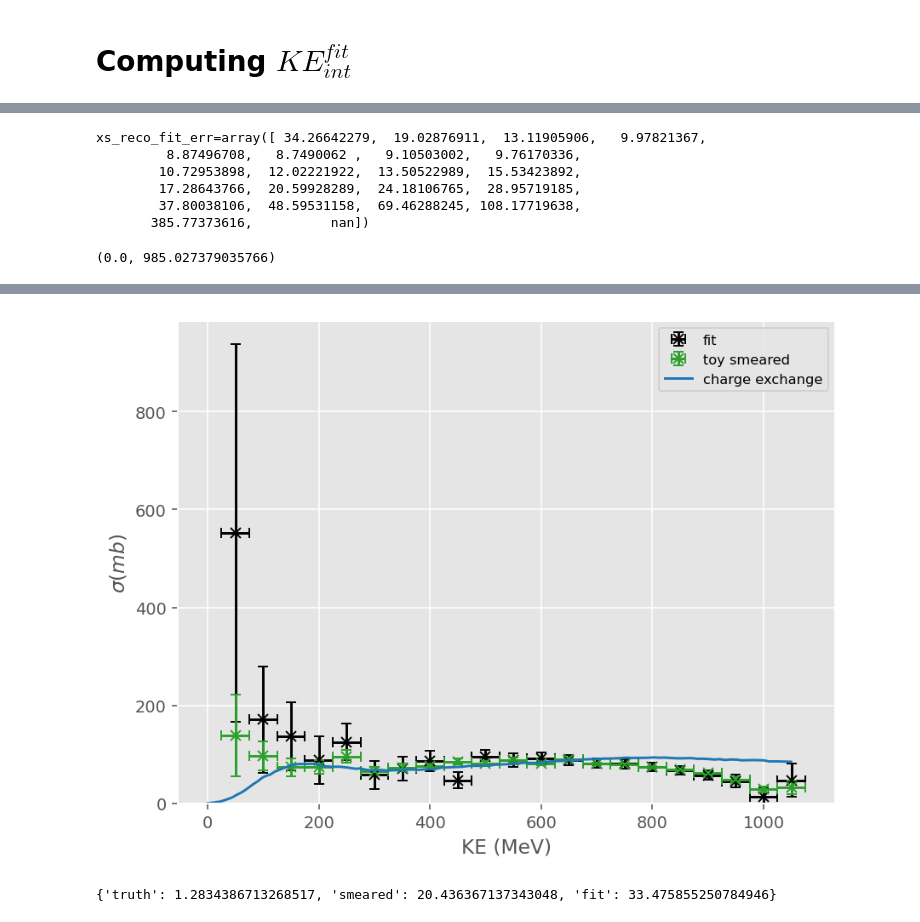
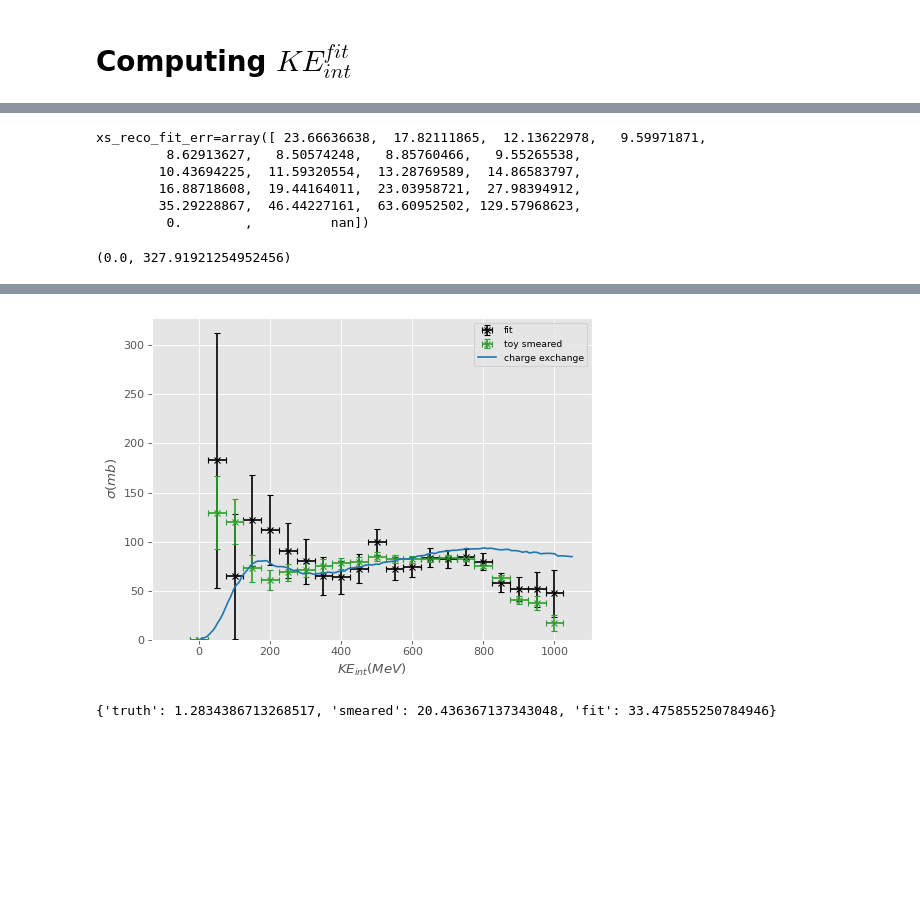
Before and after one commit to dlindebaum/pion-argon-xs-analysis, a Jupyter notebook: analysis/notebooks/cex_region_fit.ipynb, the cells around one changed output, grey strips where cells are left out. Drawn from its saved outputs; the diff is of its cells as text; code cells hidden in the pictures; blank space fills up the shorter version.

```diff
--- a/analysis/notebooks/cex_region_fit.ipynb
+++ b/analysis/notebooks/cex_region_fit.ipynb
@@ -758,0 +768,4 @@ book.close()
+# %%
+results = {}
+for i in xs_sim.exclusive_processes:
+    results[i] = FitSimulationCurve(20, i, lognormal_gaussian_exp)
@@ -764,5 +783,5 @@ def CreateModPDFDict(KE, xs) -> dict[np.array]:
     }
 
 toy_nominal = cross_section.Toy(df = cex_toy_generator.main(cex_toy_generator.ResolveConfig(CreateConfig(seed = 1))), smearing = True)
-toy_parameterised = cross_section.Toy(df = cex_toy_generator.main(cex_toy_generator.ResolveConfig(CreateConfig(seed = 1, modified_PDFs = CreateModPDFDict(xs_sim.KE * 1000, lognormal_gaussian_exp(xs_sim.KE, *results[0]) * 1000) ))), smearing = True)
+toy_parameterised = cross_section.Toy(df = cex_toy_generator.main(cex_toy_generator.ResolveConfig(CreateConfig(seed = 1, modified_PDFs = CreateModPDFDict(xs_sim.KE * 1000, lognormal_gaussian_exp(xs_sim.KE, *results["absorption"][0]) * 1000) ))), smearing = True)
 # %% [output]
@@ -979,7 +1018,7 @@ error  0.000125  0.000185  0.000139  0.000348
 postfit_pred = cross_section.cabinetry.model_utils.prediction(model, fit_results = result)
 KE_int_prediction = SliceModelPrediction(postfit_pred, slice(-1), "KE_int_postfit") # exclude the channel which is the mean track score
 
-n = cross_section.RegionFit.CreateObservedInputData(cross_section.RegionFit.CreateFitInputToy(toy_observed), energy_slice, None)
+n = cross_section.RegionFit.CreateObservedInputData(cross_section.AnalysisInput.CreateAnalysisInputToy(toy_observed), energy_slice, None)
 
 n_fit = []
 for i, (n_c, lambda_c) in enumerate(zip(n, KE_int_prediction.model_yields)):
@@ -999,7 +1038,8 @@ actual = [cross_section.EnergySlice.CountingExperiment(
 
 # n_fit_template = [KE_int_prediction.model_yields[i][i] for i in range(len(KE_int_prediction.model_yields))]
 
+energy_bins = np.sort(np.insert(energy_slice.pos, 0, energy_slice.max_pos + energy_slice.width))
 for i in Plots.MultiPlot(len(n_fit)):
-    Plots.Plot(energy_slice.pos[:-1], n_fit[i], label = "fit", color = "C0", marker = "x", newFigure = False, style = "step")
-    Plots.Plot(energy_slice.pos[:-1], actual[i][:-1], label = "actual", color = "C6", marker = "x", title = toy_observed.truth_region_labels[i], newFigure = False, style = "step")
+    Plots.Plot(energy_bins[::-1], n_fit[i], label = "fit", color = "C0", marker = "x", newFigure = False, style = "step")
+    Plots.Plot(energy_bins[::-1], actual[i], label = "actual", color = "C6", marker = "x", title = toy_observed.truth_region_labels[i], newFigure = False, style = "step")
 # %% [output]
@@ -1007,6 +1047,6 @@ for i in Plots.MultiPlot(len(n_fit)):
 # %%
 def PlotPrefitPostFit(prefit, prefit_err, postfit, postfit_err):
-    with Plots.RatioPlot(energy_slice.pos[:-1], postfit, prefit, postfit_err, prefit_err, "$KE_{int}$ (MeV)", "fit/ actual") as ratio_plot:
+    with Plots.RatioPlot(energy_bins[::-1], postfit, prefit, postfit_err, prefit_err, "$KE_{int}$ (MeV)", "fit/ actual") as ratio_plot:
         Plots.Plot(ratio_plot.x, ratio_plot.y2, yerr = ratio_plot.y2_err, color = "C0", label = "actual", style = "step", newFigure = False)
         Plots.Plot(ratio_plot.x, ratio_plot.y1, yerr = ratio_plot.y1_err, color = "C6", label = "fit", style = "step", ylabel = "Counts", newFigure = False)
 
@@ -1036,7 +1076,9 @@ KE_int_fit_err = np.sqrt(N + L_var_bkg)
 # print(f"{KE_int_fit=}")
 # print(f"{KE_int_fit_err=}")
 
-actual = {l :  toy_observed.NInteract(energy_slice, toy_observed.truth_regions[l]) for l in toy_observed.truth_region_labels}
+analysis_input = cross_section.AnalysisInput.CreateAnalysisInputToy(toy_observed)
+
+actual = {l :  analysis_input.NInteract(energy_slice, analysis_input.exclusive_process[l]) for l in toy_observed.truth_region_labels}
 actual_sig = actual[process]
 actual_bkg = sum(np.array(list(actual.values()))[process != np.array(toy_input.truth_region_labels)])
 
@@ -1060,7 +1102,7 @@ def XSToy(toy : cross_section.Toy, slice_dEdX : np.array, smeared : bool = False
 
     # n_int_inc, n_inc_inc = cross_section.EnergySlice.CountingExperiment(KE_int, KE_init, outside_tpc, toy.df.inclusive_process != "decay", energy_slice)
     # n_int_ex = cross_section.EnergySlice.CountingExperiment(KE_int, KE_init, outside_tpc, toy.truth_regions[process], energy_slice, interact_only = True)
-    xs = cross_section.EnergySlice.ModifiedCrossSection(n_interact_exclusive, n_interact_inelastic, n_incident, slice_dEdX, energy_slice.width)
+    xs = cross_section.EnergySlice.CrossSection(n_interact_exclusive[1:], n_interact_inelastic[1:], n_incident[1:], slice_dEdX[1:], energy_slice.width)
     output = {"n_interact_exclusive" : n_interact_exclusive, "n_interact_inclusive" : n_interact_inelastic, "n_incident_inclusive" : n_incident, "xs" : xs[0], "xs_err" : xs[1]}
     return output
 
@@ -1071,34 +1113,34 @@ slice_dEdX = cross_section.EnergySlice.Slice_dEdX(energy_slice, cross_section.Pa
 xs_true = XSToy(toy_observed, slice_dEdX, False)
 xs_reco = XSToy(toy_observed, slice_dEdX, True) # smeared
 
-xs_reco_fit = cross_section.EnergySlice.ModifiedCrossSection(np.where(KE_int_fit < 0, 0, KE_int_fit), xs_reco["n_interact_inclusive"][:-1], xs_reco["n_incident_inclusive"][:-1], slice_dEdX[:-1], energy_slice.width)
+xs_reco_fit = cross_section.EnergySlice.CrossSection(np.where(KE_int_fit < 0, 0, KE_int_fit)[1:], xs_reco["n_interact_inclusive"][1:], xs_reco["n_incident_inclusive"][1:], slice_dEdX[1:], energy_slice.width)
 
 # xs_reco_fit_err = np.sqrt(np.array(xs_reco_fit[1]**2 + (KE_int_fit_err * xs_reco_fit[0] / KE_int_fit)**2, dtype = float))
-xs_reco_fit_err = np.array(KE_int_fit_err * xs_reco_fit[0] / KE_int_fit, dtype = float) # fit error accounts for statistical uncertainty as well
+xs_reco_fit_err = np.array(KE_int_fit_err[1:] * xs_reco_fit[0] / KE_int_fit[1:], dtype = float) # fit error accounts for statistical uncertainty as well
 
 print(f"{xs_reco_fit_err=}")
 
-x = energy_slice.pos[:-2]
+x = energy_slice.pos[1:]
 
 # Plots.Plot(x, xs_reco_fit[0][:-1], xerr = energy_slice.width/2, yerr = xs_reco_fit[1][:-1], linestyle = "", marker = "x", color = "black", label = "fit", newFigure = False)
-Plots.Plot(x, xs_reco_fit[0][:-1], xerr = energy_slice.width/2, yerr = xs_reco_fit_err[:-1], linestyle = "", marker = "x", color = "black", label = "fit")
+Plots.Plot(x, xs_reco_fit[0], xerr = energy_slice.width/2, yerr = xs_reco_fit_err, linestyle = "", marker = "x", color = "black", label = "fit")
 geant_xs.Plot(process)
 plt.ylim(0)
 
-Plots.Plot(x, xs_reco_fit[0][:-1], xerr = energy_slice.width/2, yerr = xs_reco_fit_err[:-1], linestyle = "", marker = "x", color = "black", label = "fit")
-Plots.Plot(x, xs_true["xs"][:-2], xerr = energy_slice.width/2, yerr = xs_true["xs_err"][:-2], linestyle = "", marker = "x", color = "C4", label = "toy truth", newFigure = False)
+Plots.Plot(x, xs_reco_fit[0], xerr = energy_slice.width/2, yerr = xs_reco_fit_err, linestyle = "", marker = "x", color = "black", label = "fit")
+Plots.Plot(x, xs_true["xs"], xerr = energy_slice.width/2, yerr = xs_true["xs_err"], linestyle = "", marker = "x", color = "C4", label = "toy truth", newFigure = False)
 geant_xs.Plot(process)
 plt.ylim(0)
 
-Plots.Plot(x, xs_reco_fit[0][:-1], xerr = energy_slice.width/2, yerr = xs_reco_fit_err[:-1], linestyle = "", marker = "x", color = "black", label = "fit")
-Plots.Plot(x, xs_reco["xs"][:-2], xerr = energy_slice.width/2, yerr = xs_reco["xs_err"][:-2], linestyle = "", marker = "x", color = "C4", label = "toy smeared", newFigure = False)
+Plots.Plot(x, xs_reco_fit[0], xerr = energy_slice.width/2, yerr = xs_reco_fit_err, linestyle = "", marker = "x", color = "black", label = "fit")
+Plots.Plot(x, xs_reco["xs"], xerr = energy_slice.width/2, yerr = xs_reco["xs_err"], linestyle = "", marker = "x", color = "C4", label = "toy smeared", newFigure = False)
 geant_xs.Plot(process)
 plt.ylim(0)
 # %% [output]
-xs_reco_fit_err=array([ 34.26642279,  19.02876911,  13.11905906,   9.97821367,
-         8.87496708,   8.7490062 ,   9.10503002,   9.76170336,
-        10.72953898,  12.02221922,  13.50522989,  15.53423892,
-        17.28643766,  20.59928289,  24.18106765,  28.95719185,
-        37.80038106,  48.59531158,  69.46288245, 108.17719638,
-       385.77373616,          nan])
+xs_reco_fit_err=array([ 23.66636638,  17.82111865,  12.13622978,   9.59971871,
+         8.62913627,   8.50574248,   8.85760466,   9.55265538,
+        10.43694225,  11.59320554,  13.28769589,  14.86583797,
+        16.88718608,  19.44164011,  23.03958721,  27.98394912,
+        35.29228867,  46.44227161,  63.60952502, 129.57968623,
+         0.        ,          nan])
-(0.0, 985.027379035766)
+(0.0, 327.91921254952456)
@@ -1107,4 +1149,4 @@ xs_reco_fit_err=array([ 34.26642279,  19.02876911,  13.11905906,   9.97821367,
-[figure, old version]
+[figure, new version]
 # %%
 def weighted_chi_sqr(observed, expected, uncertainties):
     return np.nansum((observed - expected)**2 / uncertainties**2) / len(observed)
```
Also changed, not shown: parts of 25 cells of this notebook.
